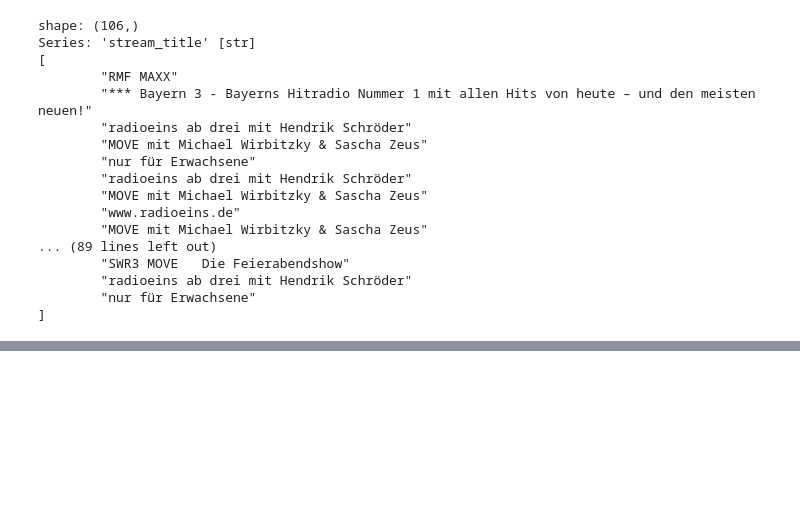
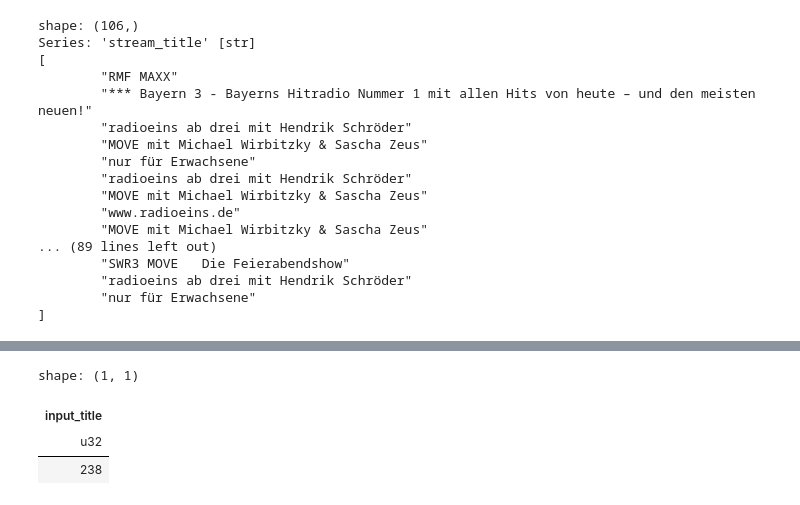
Before and after one commit to Viggyz/music-segmenter, a Jupyter notebook: notebooks/title_analysis.ipynb, the cells around one changed output, grey strips where cells are left out. Drawn from its saved outputs; the diff is of its cells as text; code cells hidden in the pictures; blank space fills up the shorter version.

Commit message:
Resolved parsed artists - need to fuzzy compare now

```diff
--- a/notebooks/title_analysis.ipynb
+++ b/notebooks/title_analysis.ipynb
@@ -585,0 +591,2 @@ Series: 'stream_title' [str]
+# %%
+resolved_pa = pl.read_csv('../test_outputs/resolved_parsed_artists.csv').unique()
@@ -585,0 +615,8 @@ Series: 'stream_title' [str]
+# %%
+# Gotta do some fuzzy search to see how many are similar.
+resolved_pa.select(pl.col('input_title').str.to_lowercase() == pl.col('resolved_title').str.to_lowercase()).sum()
+# %% [output]
+shape: (1, 1)
+| input_title |
+| u32 |
+| 238 |
```
Also changed, not shown: parts of 8 cells of this notebook, 1 other file.
